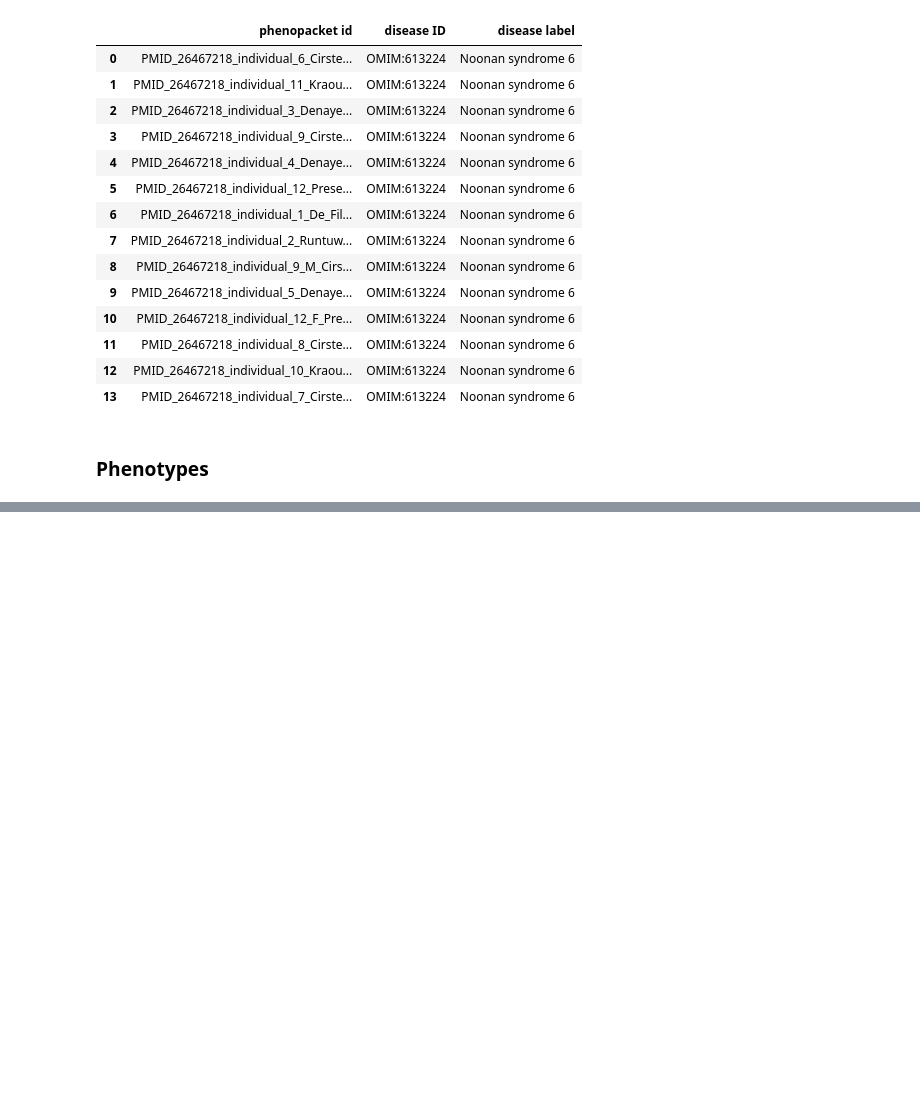
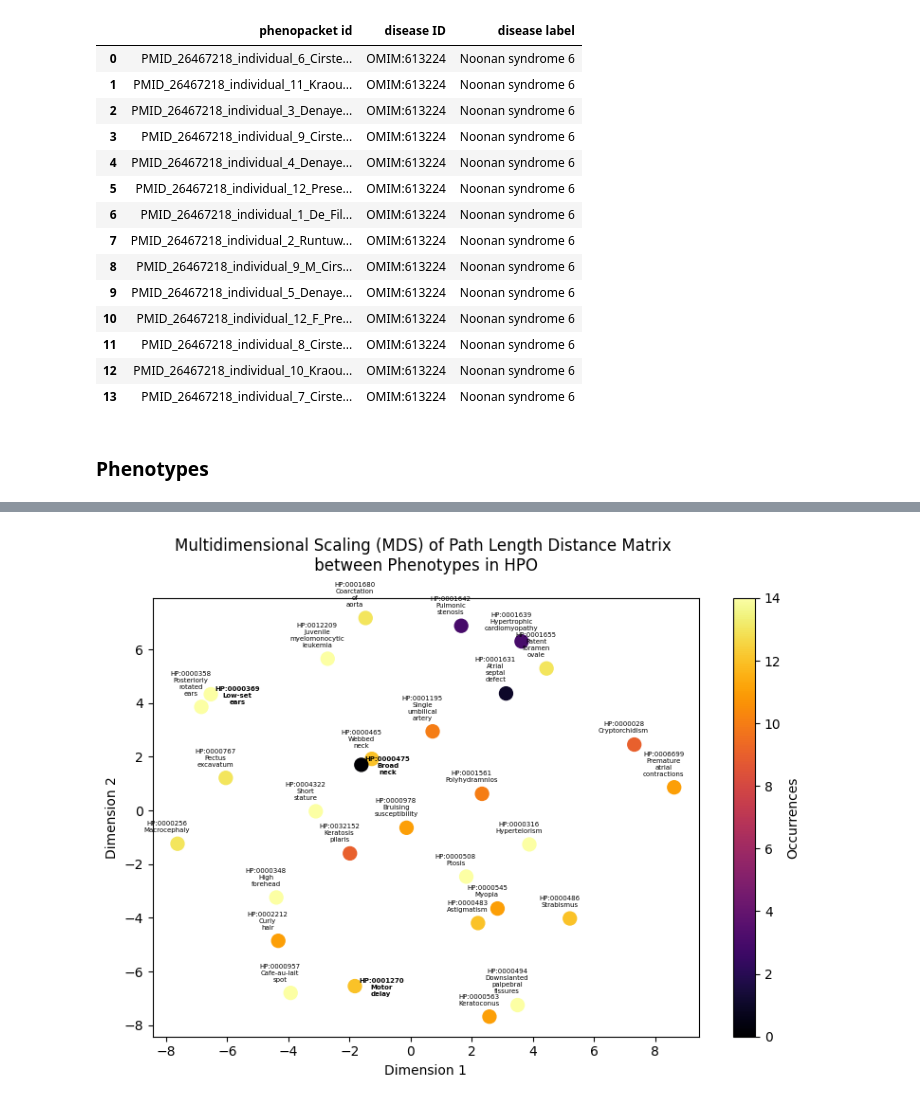
Before and after one commit to ejp-rd-vp/DistributedAnalysisDemonstrator, a Jupyter notebook: nras_notebook.ipynb, the cells around one changed output, grey strips where cells are left out. Drawn from its saved outputs; the diff is of its cells as text; code cells hidden in the pictures; blank space fills up the shorter version.

Commit message:
Finished first draft version of scenario 5

```diff
--- a/nras_notebook.ipynb
+++ b/nras_notebook.ipynb
@@ -191,0 +178,4 @@ for row in results:
+# %%
+phenofeat_df = pd.DataFrame(phenofeat_list)
+
+glue('scenario5_phenofeat', phenofeat_df.sample(n=10).sort_index())
@@ -191,0 +240,2 @@ for row in results:
+# %%
+observed_phenotypes = ['Broad neck', 'Low-set ears', 'Motor delay']
@@ -191,0 +291,3 @@ for row in results:
+# %%
+non_intersection_phenotypes = list(set(observed_phenotype_ids) - set(all_phenotypes))
+non_intersection_phenotypes
@@ -191,0 +360,12 @@ for row in results:
+# %%
+new_rows_phenotype_counts = []
+
+for non_intersection_phenotype in non_intersection_phenotypes:
+    new_rows_phenotype_counts.append({'phenotype ID': non_intersection_phenotype,
+                                      'phenotype label': observed_phenotypes_df.loc[observed_phenotypes_df['id'] == non_intersection_phenotype]['label'].values[0],
+                                      'counts': 0, 'occurrence percentage': '0.0%'})
+
+new_rows_annotated_phenotype_counts_df = pd.DataFrame(new_rows_phenotype_counts)
+
+all_phenotype_counts_df = pd.concat([annotated_phenotype_counts_df, new_rows_annotated_phenotype_counts_df], ignore_index=True).drop(columns=['index'])
+all_phenotype_counts_df
@@ -191,0 +390,26 @@ for row in results:
+# %%
+mds = MDS(n_components=2, dissimilarity='precomputed', random_state=42)
+positions = mds.fit_transform(phenotypes_dist_matrix_df)
+
+phenotype_labels = list(all_phenotype_counts_df['phenotype label'])
+
+plt.figure(figsize=(8, 6))
+scatter = plt.scatter(positions[:, 0], positions[:, 1], marker='o', c=all_phenotype_counts_df['counts'], cmap='inferno', s=100)
+
+for phenotype_id, label, x, y in zip(phenotypes_dist_matrix_df.index, phenotype_labels, positions[:, 0], positions[:, 1]):
+    if phenotype_id in observed_phenotype_ids:
+        plt.annotate(f'{phenotype_id}\n{label.replace(' ', '\n')}', xy=(x, y), xytext=(20, -8), textcoords='offset points', ha='center', va='bottom', fontsize=5, weight='bold')
+    else:
+        plt.annotate(f'{phenotype_id}\n{label.replace(' ', '\n')}', xy=(x, y), xytext=(-8, 8), textcoords='offset points', ha='center', va='bottom', fontsize=5)
+
+plt.colorbar(scatter, label='Occurrences')
+
+plt.title('Multidimensional Scaling (MDS) of Path Length Distance Matrix \n between Phenotypes in HPO \n')
+plt.xlabel('Dimension 1')
+plt.ylabel('Dimension 2')
+plt.grid(False)
+plt.tight_layout()
+
+plt.savefig('nras_matching_phenotypes.png')
+# %% [output]
+[figure, added]
```
Also changed, not shown: parts of 20 cells of this notebook, 7 other files.
